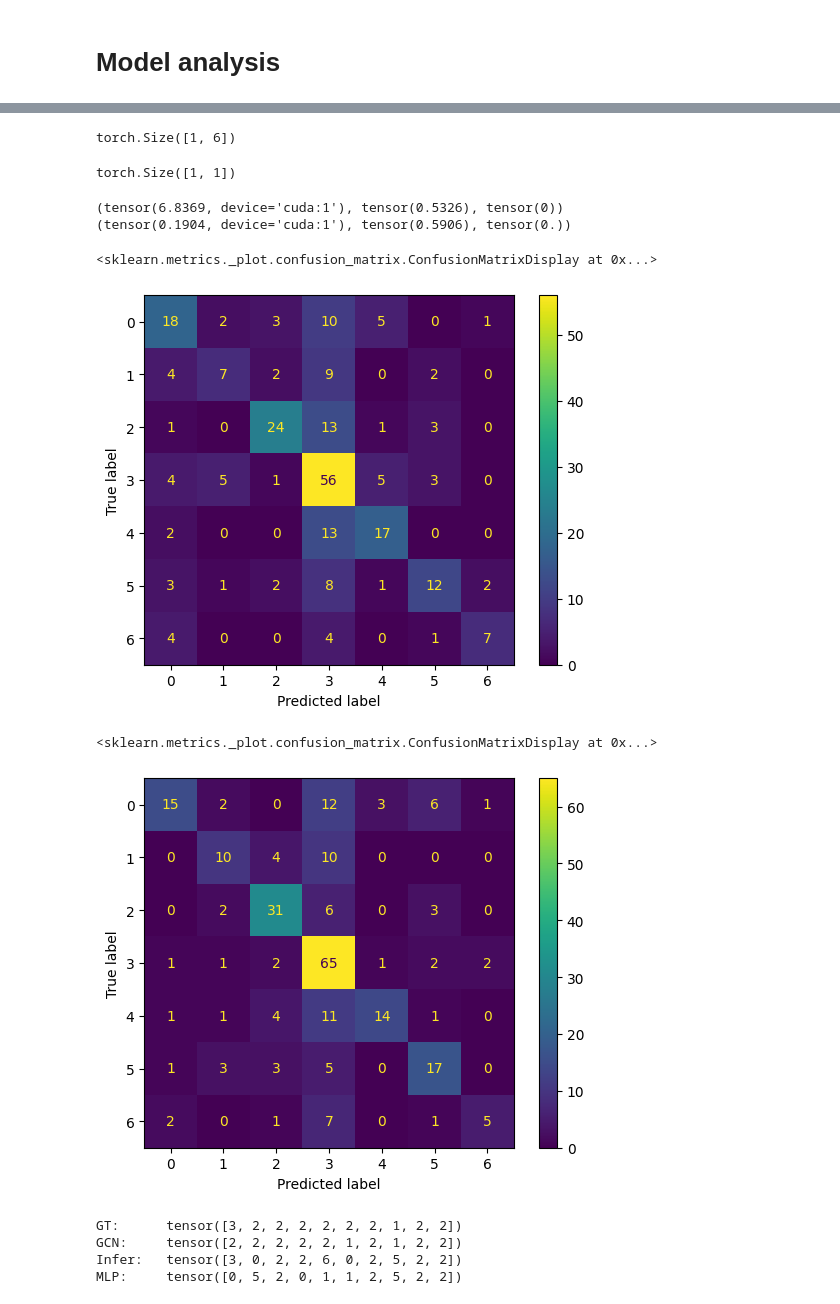
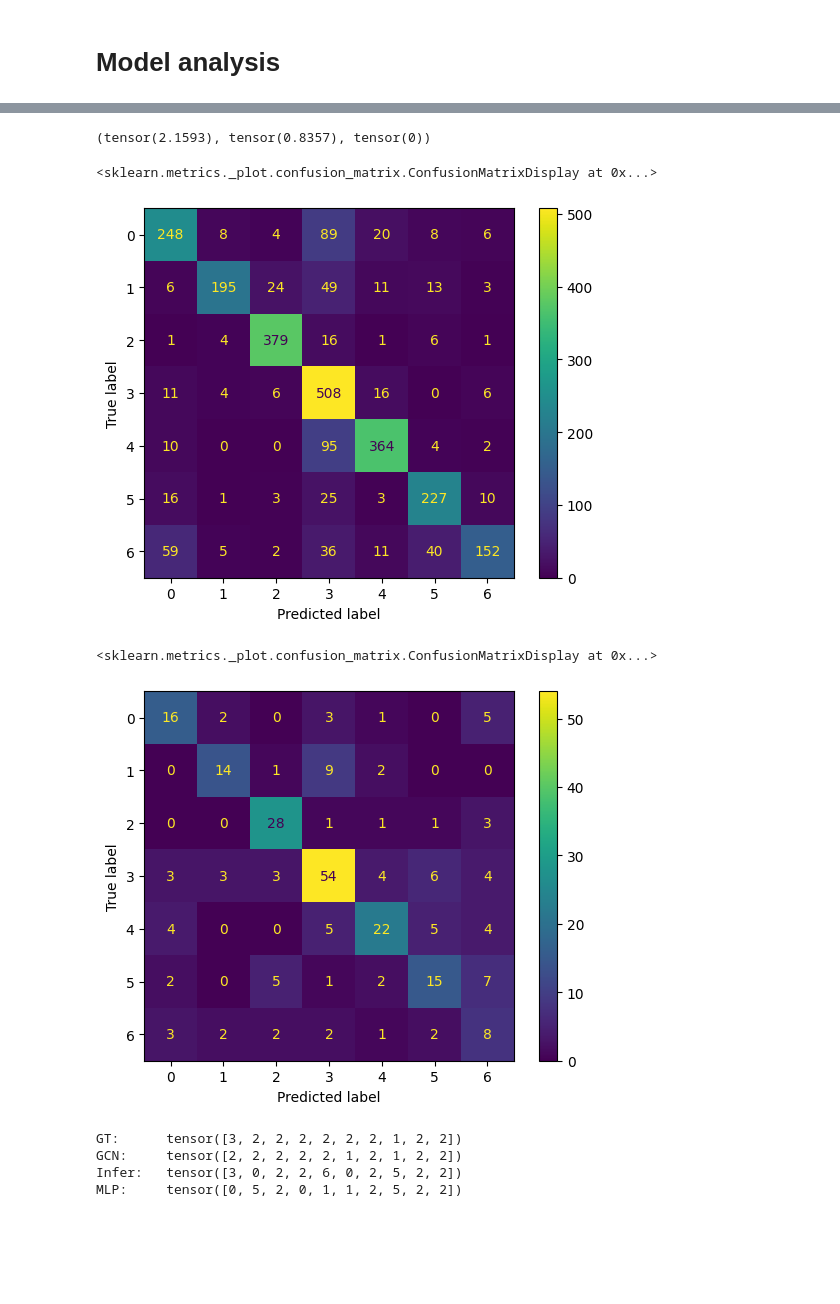
Before and after one commit to siji2022/semi_graphs, a Jupyter notebook: Cora_data_analysis.ipynb, the cells around one changed output, grey strips where cells are left out. Cells and saved outputs as stored; diff of their text form; code cells hidden in the pictures; blank space fills up the shorter version.

```diff
--- a/Cora_data_analysis.ipynb
+++ b/Cora_data_analysis.ipynb
@@ -197,27 +496,38 @@ from utils_model import *
 # %%
 hidden_dim=128
 drop=0.2
-th1=1
-th2=2
+th1=0
+th2=1
 mode=1
-num_centroids=140
+num_centroids=7
 train_size=140
 m=1
 kernal_features=1024
 DATA_SET='Cora'
+i=0
 train_loader, val_loader, test_loader, x  = load_dataset_1(train_size)
 
-model_mode1 = GNN4(feature_dim=x.shape[1],out_dim=7, hidden_dim=hidden_dim, create_graph=True,
- drop=drop, th1=th1, th2=th2, mode=mode, saved_graph=None,num_centroids=num_centroids,kernal_features=kernal_features,m=m).to(device)
-path=osp.join('/mnt/d1/siji/projects/semi_graph/models/',f'v4_{DATA_SET}_mode_{mode}_{train_size}_hs_{hidden_dim}_drop_{drop}_th1_{th1}_centroids_{num_centroids}_m{m}.pt')
-load_model(model_mode1, path)
+model_mode1 = GNN3(feature_dim=x.shape[1],out_dim=7, hidden_dim=hidden_dim, create_graph=True,
+                                    drop=drop, th1=th1, th2=th2, mode=mode, saved_graph=None,num_centroids=num_centroids,
+                                    ).to(device)
+mode=0
+model_mode_gcn = GNN(feature_dim=data.x.shape[1],out_dim=7, hidden_dim=hidden_dim, create_graph=None,
+                                    drop=drop, th1=th1, th2=th2, mode=mode, saved_graph=None).to(device)
+path=osp.join('/mnt/d1/siji/projects/semi_graph/models/',f'v3_{DATA_SET}_mode_{mode}_{train_size}_hs_{hidden_dim}_drop_{drop}_th1_{th1}_th2_{th2}_iter_{i}.pt')
+path=osp.join('/mnt/d1/siji/projects/semi_graph/models/',f'v3_{DATA_SET}_mode_{mode}_{train_size}_hs_{hidden_dim}_drop_{drop}_th1_{th1}_centroids_{num_centroids}.pt')
+path=osp.join('/mnt/d1/siji/projects/semi_graph/models/',f'v1_{DATA_SET}_mode_{mode}_hs_{hidden_dim}_drop_{drop}_th1_{th1}_th2_{th2}_iter_{i}.pt')
+
+load_model(model_mode_gcn, path)
 
 mode=0
 th1=0
+th2=1
 num_centroids=3
-model_mode0 = GNN4(feature_dim=x.shape[1],out_dim=7, hidden_dim=hidden_dim, create_graph=True,
- drop=drop, th1=th1, th2=th2, mode=mode, saved_graph=None,num_centroids=num_centroids,kernal_features=kernal_features,m=m).to(device)
-path=osp.join('/mnt/d1/siji/projects/semi_graph/models/',f'v4_{DATA_SET}_mode_{mode}_{train_size}_hs_{hidden_dim}_drop_{drop}_th1_{th1}_centroids_{num_centroids}_m{m}.pt')
+model_mode0 = GNN3(feature_dim=x.shape[1],out_dim=7, hidden_dim=hidden_dim, create_graph=True,
+                                    drop=drop, th1=th1, th2=th2, mode=mode, saved_graph=None,num_centroids=num_centroids,
+                                    ).to(device)
+path=osp.join('/mnt/d1/siji/projects/semi_graph/models/',f'v3_{DATA_SET}_mode_{mode}_{train_size}_hs_{hidden_dim}_drop_{drop}_th1_{th1}_th2_{th2}_iter_{i}.pt')
+path=osp.join('/mnt/d1/siji/projects/semi_graph/models/',f'v3_{DATA_SET}_mode_{mode}_{train_size}_hs_{hidden_dim}_drop_{drop}_th1_{th1}_centroids_{num_centroids}.pt')
 load_model(model_mode0, path)
 # %% [output]
 train size: torch.Size([140, 1433])
@@ -342,10 +587,0 @@ tensor(0.) label tensor(3) tensor(3) idx, 19 17
-# %%
-a=torch.tensor([0,0.2,0.5,0.9,0.95,1]).unsqueeze(0)
-print(a.shape)
-(a@a.T).shape
-# print(torch.exp(a))
-# print(torch.expm1(a))
-# print(torch.expm1(a)/(torch.e-1))
-# %% [output]
-torch.Size([1, 6])
-torch.Size([1, 1])
@@ -352,20 +607,19 @@ torch.Size([1, 1])
 # %%
-print(test_iris_emb(model_mode0, test_loader, nn.CrossEntropyLoss()))
-print(test_iris_emb(model_mode1, test_loader, nn.CrossEntropyLoss()))
+
+print(test1(model_mode_gcn.to(device), data.to(device), data.y, data.train_mask, nn.CrossEntropyLoss()))
+# print(test_iris_emb(model_mode1, test_loader, nn.CrossEntropyLoss()))
 # %% [output]
-(tensor(6.8369, device='cuda:1'), tensor(0.5326), tensor(0))
-(tensor(0.1904, device='cuda:1'), tensor(0.5906), tensor(0.))
+(tensor(2.1593), tensor(0.8357), tensor(0))
 # %%
-for test_data in test_loader:
-    test_x, test_y = test_data
-    pred, p_norm = model_mode0(test_x)
-    break
+
+_,pred, p_norm = model_mode_gcn(data)
+
 
 ConfusionMatrixDisplay.from_predictions(
-    test_y.detach().cpu().numpy().reshape(-1), pred.argmax(dim=-1).detach().cpu().numpy().reshape(-1),labels=[0,1,2,3,4,5,6])
+    pred.argmax(dim=-1).detach().cpu().numpy().reshape(-1), data.y.detach().cpu().numpy().reshape(-1) ,labels=[0,1,2,3,4,5,6])
 # %% [output]
 <sklearn.metrics._plot.confusion_matrix.ConfusionMatrixDisplay at 0x...>
-[figure, old version]
+[figure, new version]
 # %%
 for test_data in test_loader:
     test_x, test_y = test_data
@@ -376,7 +630,7 @@ ConfusionMatrixDisplay.from_predictions(
     test_y.detach().cpu().numpy().reshape(-1), pred.argmax(dim=-1).detach().cpu().numpy().reshape(-1),labels=[0,1,2,3,4,5,6])
 # %% [output]
 <sklearn.metrics._plot.confusion_matrix.ConfusionMatrixDisplay at 0x...>
-[figure, old version]
+[figure, new version]
 # %%
 # get pred result
 # load tensor from fn.pt file
```
Also changed, not shown: parts of 43 cells of this notebook, 40 other files.
